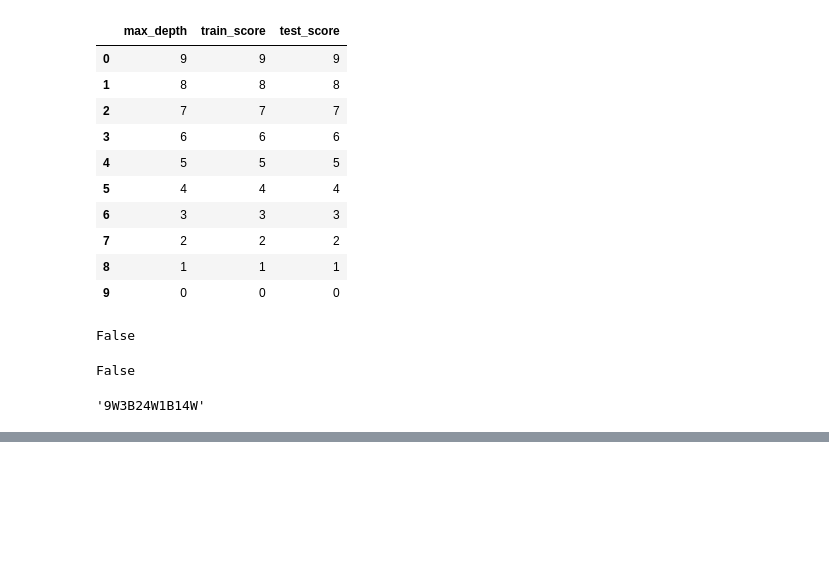
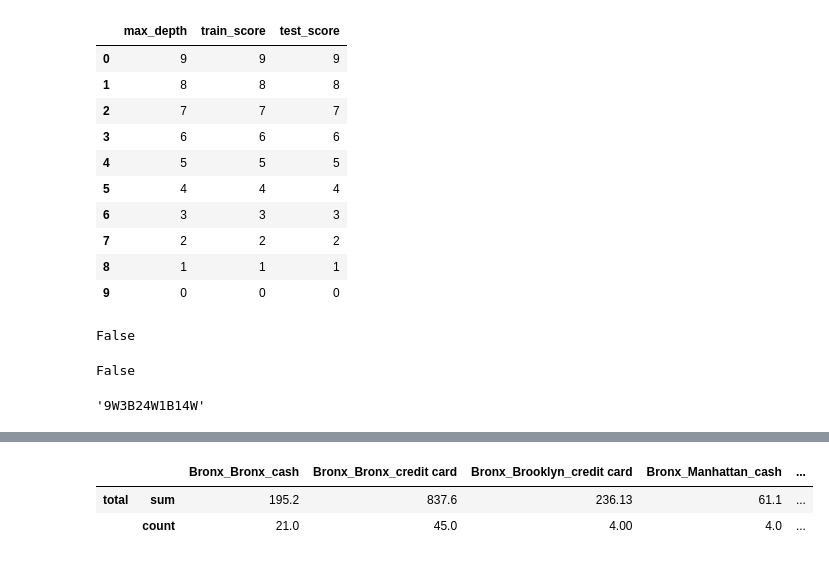
Before and after one commit to gbrs/ipython_notebook_probes, a Jupyter notebook: Probe.ipynb, the cells around one changed output, grey strips where cells are left out. Saved outputs shown, nothing was run; the diff lists cells and outputs as text; code cells hidden in the pictures; blank space fills up the shorter version.

```diff
--- a/Probe.ipynb
+++ b/Probe.ipynb
@@ -531,0 +592,8 @@ rle_encode('WWWWWWWWWBBBWWWWWWWWWWWWWWWWWWWWWWWWBWWWWWWWWWWWWWW')
+# %%
+df_total.columns = ['_'.join(col).strip() for col  in df_total.columns.values]
+# %%
+df_total
+# %% [output]
+|  |  | Bronx_Bronx_cash | Bronx_Bronx_credit card | Bronx_Brooklyn_credit card | Bronx_Manhattan_cash | ... |
+| total | sum | 195.2 | 837.6 | 236.13 | 61.1 | ... |
+|  | count | 21.0 | 45.0 | 4.00 | 4.0 | ... |
```
Also changed, not shown: parts of 5 cells of this notebook.
